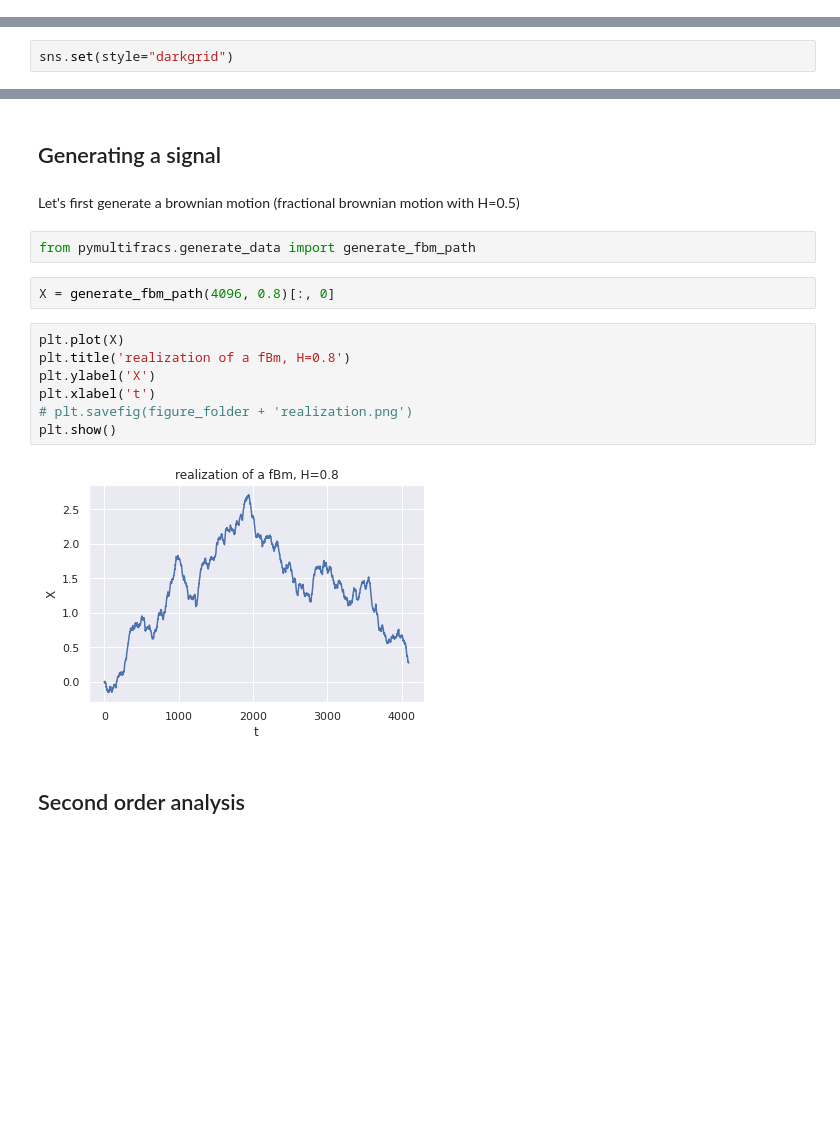
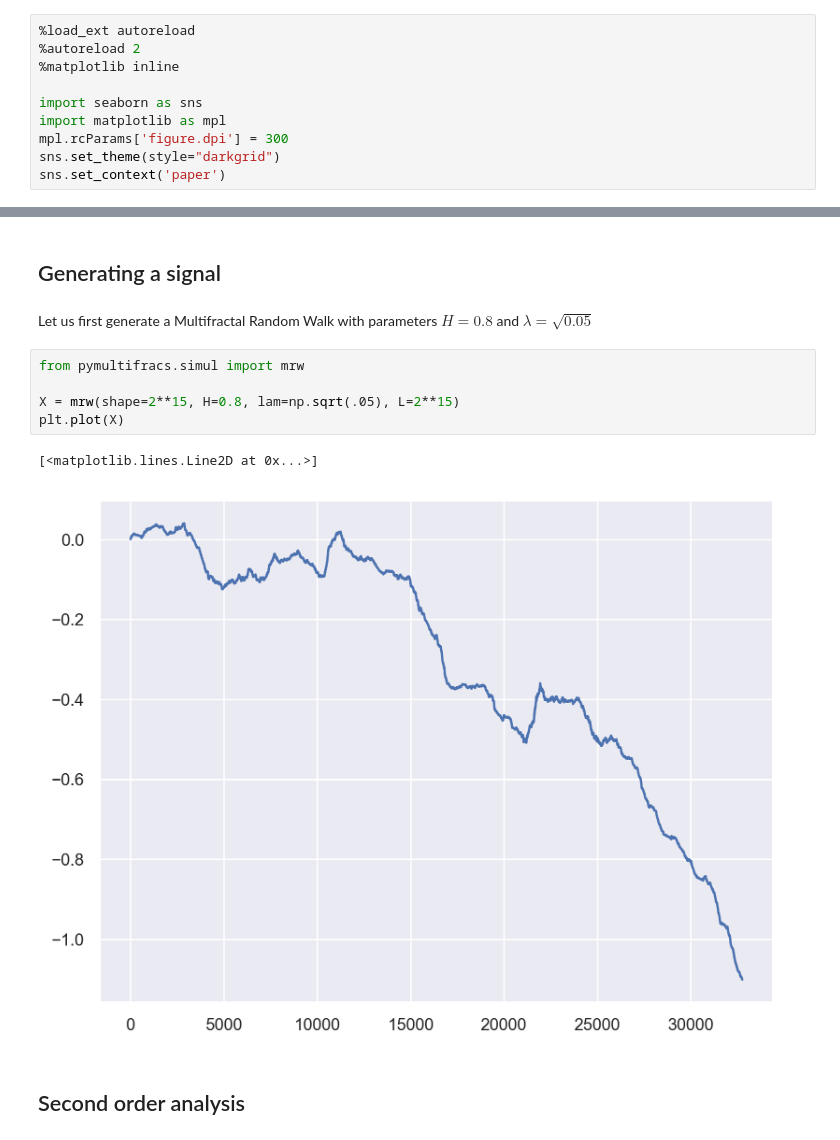
Before and after one commit to neurospin/pymultifracs, a Jupyter notebook: doc/notebooks/Demo.ipynb, the cells around one changed output, grey strips where cells are left out. Drawn from its saved outputs; the diff is of its cells as text; blank space fills up the shorter version.

```diff
--- a/doc/notebooks/Demo.ipynb
+++ b/doc/notebooks/Demo.ipynb
@@ -7,2 +5,12 @@ The `pymultifracs` package allows us to perform fractal and multifractal analysi
+# %%
+%load_ext autoreload
+%autoreload 2
+%matplotlib inline
+
+import seaborn as sns
+import matplotlib as mpl
+mpl.rcParams['figure.dpi'] = 300
+sns.set_theme(style="darkgrid")
+sns.set_context('paper')
 # %%
 import matplotlib.pyplot as plt
@@ -11,2 +17,0 @@ import seaborn as sns
-# %%
-sns.set(style="darkgrid")
@@ -15,20 +18,15 @@ figure_folder = 'figures/fBm/'
 # %% [markdown]
 ## Generating a signal
-# %% [markdown]
-Let's first generate a brownian motion (fractional brownian motion with H=0.5)
-# %%
-from pymultifracs.generate_data import generate_fbm_path
-# %%
-X = generate_fbm_path(4096, 0.8)[:, 0]
-# %%
-plt.plot(X)
-plt.title('realization of a fBm, H=0.8')
-plt.ylabel('X')
-plt.xlabel('t')
-# plt.savefig(figure_folder + 'realization.png')
-plt.show()
-# %% [output]
-[figure, removed]
+# %% [markdown]
+Let us first generate a Multifractal Random Walk with parameters $H = 0.8$ and $\lambda=\sqrt{0.05}$
+# %%
+from pymultifracs.simul import mrw
+
+X = mrw(shape=2**15, H=0.8, lam=np.sqrt(.05), L=2**15)
+plt.plot(X)
+# %% [output]
+[<matplotlib.lines.Line2D at 0x...>]
+[figure, added]
 # %% [markdown]
 ## Second order analysis
 # %% [markdown]
```
Also changed, not shown: parts of 101 cells of this notebook, 18 other files.
